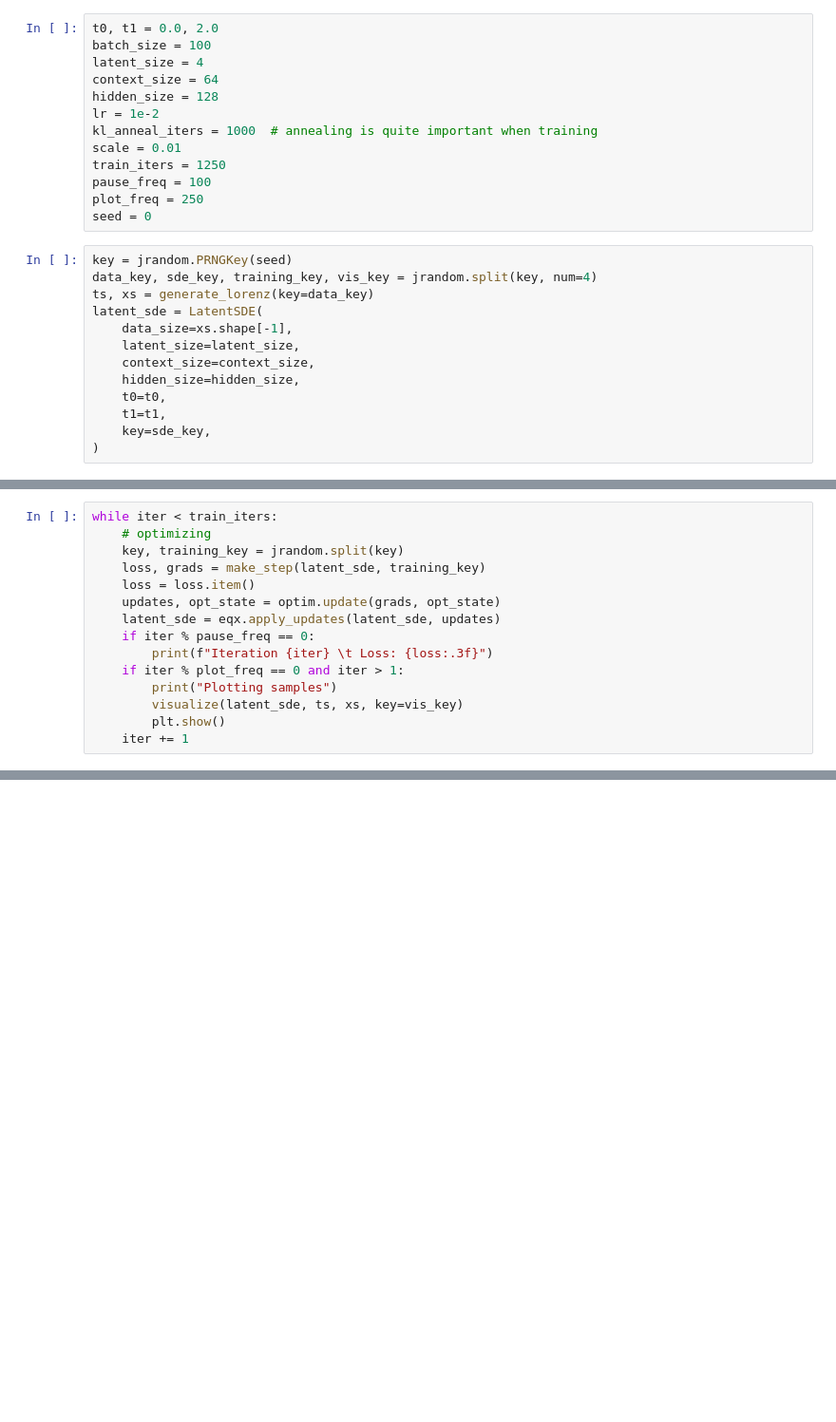
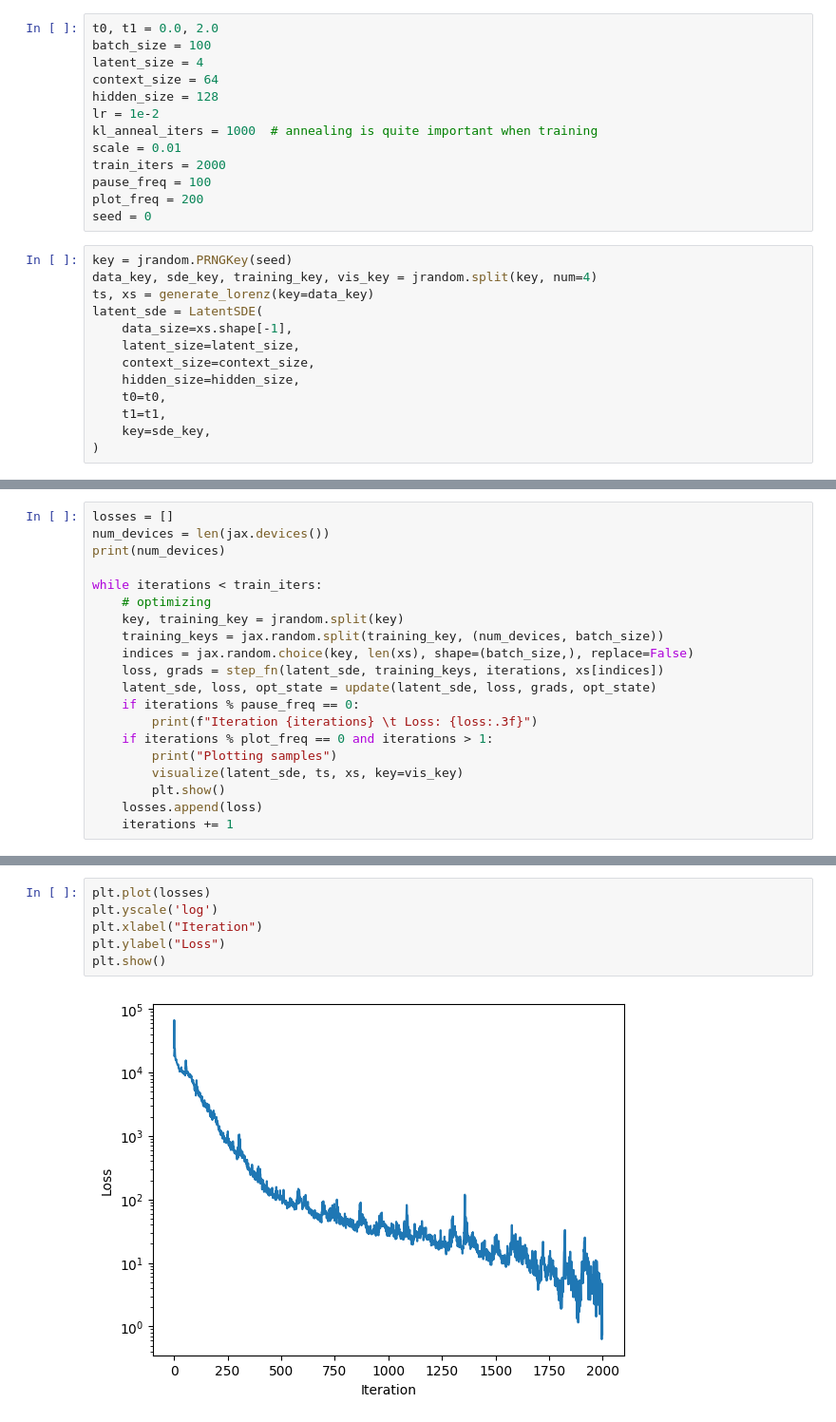
Before and after one commit to patrick-kidger/diffrax, a Jupyter notebook: examples/latent_sde.ipynb, the cells around one changed output, grey strips where cells are left out. Shown at 95% size. Saved outputs shown, nothing was run; the diff lists cells and outputs as text; blank space fills up the shorter version.

```diff
--- a/examples/latent_sde.ipynb
+++ b/examples/latent_sde.ipynb
@@ -386,9 +386,9 @@ hidden_size = 128
 lr = 1e-2
 kl_anneal_iters = 1000  # annealing is quite important when training
 scale = 0.01
-train_iters = 1250
+train_iters = 2000
 pause_freq = 100
-plot_freq = 250
+plot_freq = 200
 seed = 0
 # %%
 key = jrandom.PRNGKey(seed)
@@ -425,16 +445,21 @@ def make_step(model, key):
 # %%
-while iter < train_iters:
+losses = []
+num_devices = len(jax.devices())
+print(num_devices)
+
+while iterations < train_iters:
     # optimizing
     key, training_key = jrandom.split(key)
-    loss, grads = make_step(latent_sde, training_key)
-    loss = loss.item()
-    updates, opt_state = optim.update(grads, opt_state)
-    latent_sde = eqx.apply_updates(latent_sde, updates)
-    if iter % pause_freq == 0:
-        print(f"Iteration {iter} \t Loss: {loss:.3f}")
-    if iter % plot_freq == 0 and iter > 1:
+    training_keys = jax.random.split(training_key, (num_devices, batch_size))
+    indices = jax.random.choice(key, len(xs), shape=(batch_size,), replace=False)
+    loss, grads = step_fn(latent_sde, training_keys, iterations, xs[indices])
+    latent_sde, loss, opt_state = update(latent_sde, loss, grads, opt_state)
+    if iterations % pause_freq == 0:
+        print(f"Iteration {iterations} \t Loss: {loss:.3f}")
+    if iterations % plot_freq == 0 and iterations > 1:
         print("Plotting samples")
         visualize(latent_sde, ts, xs, key=vis_key)
         plt.show()
-    iter += 1
+    losses.append(loss)
+    iterations += 1
 # %% [output]
@@ -441,0 +484,8 @@ IndexError: Array slice indices must have static start/stop/step to be used with
+# %%
+plt.plot(losses)
+plt.yscale('log')
+plt.xlabel("Iteration")
+plt.ylabel("Loss")
+plt.show()
+# %% [output]
+[figure, added]
```
Also changed, not shown: parts of 7 cells of this notebook, 5 other files.
